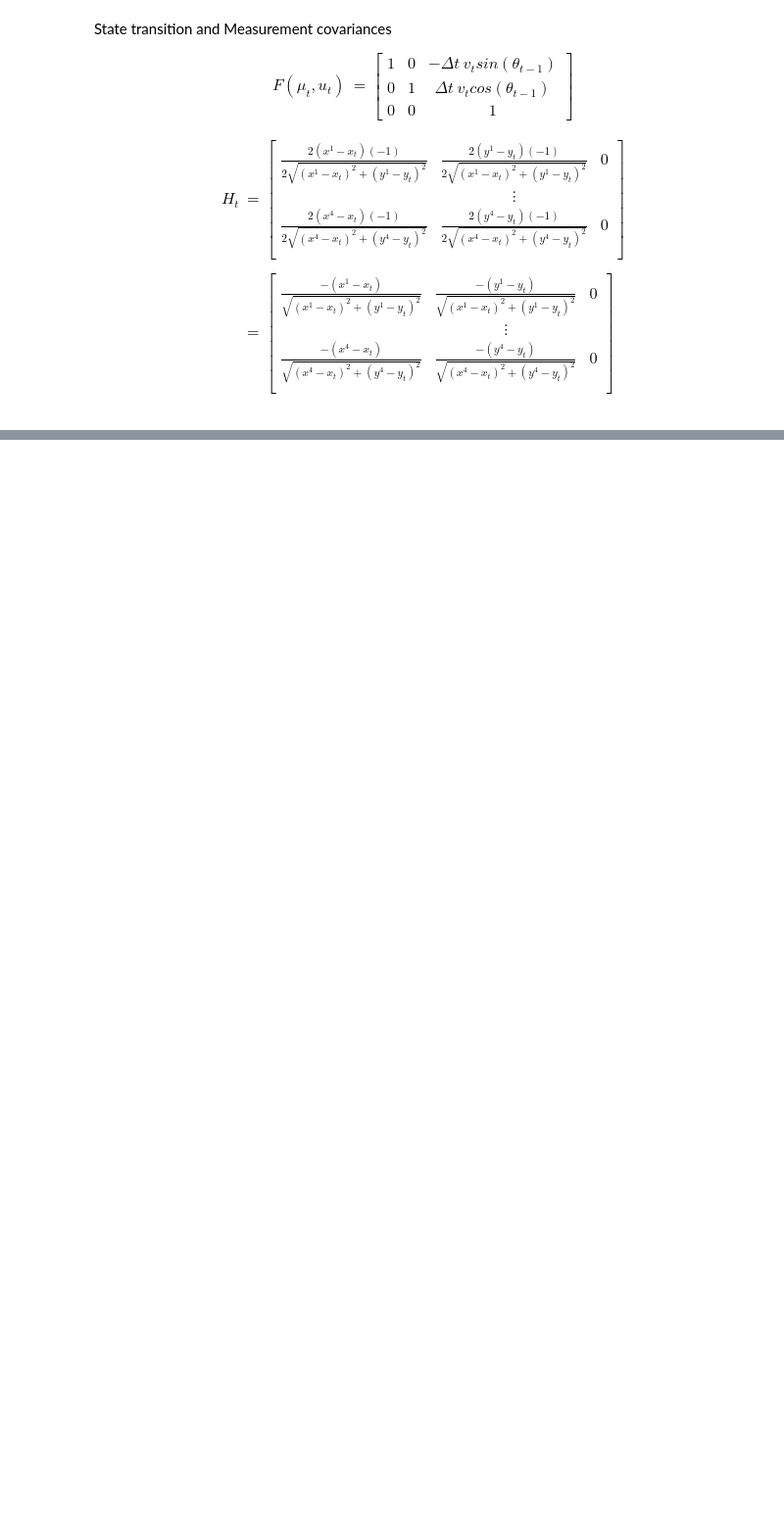
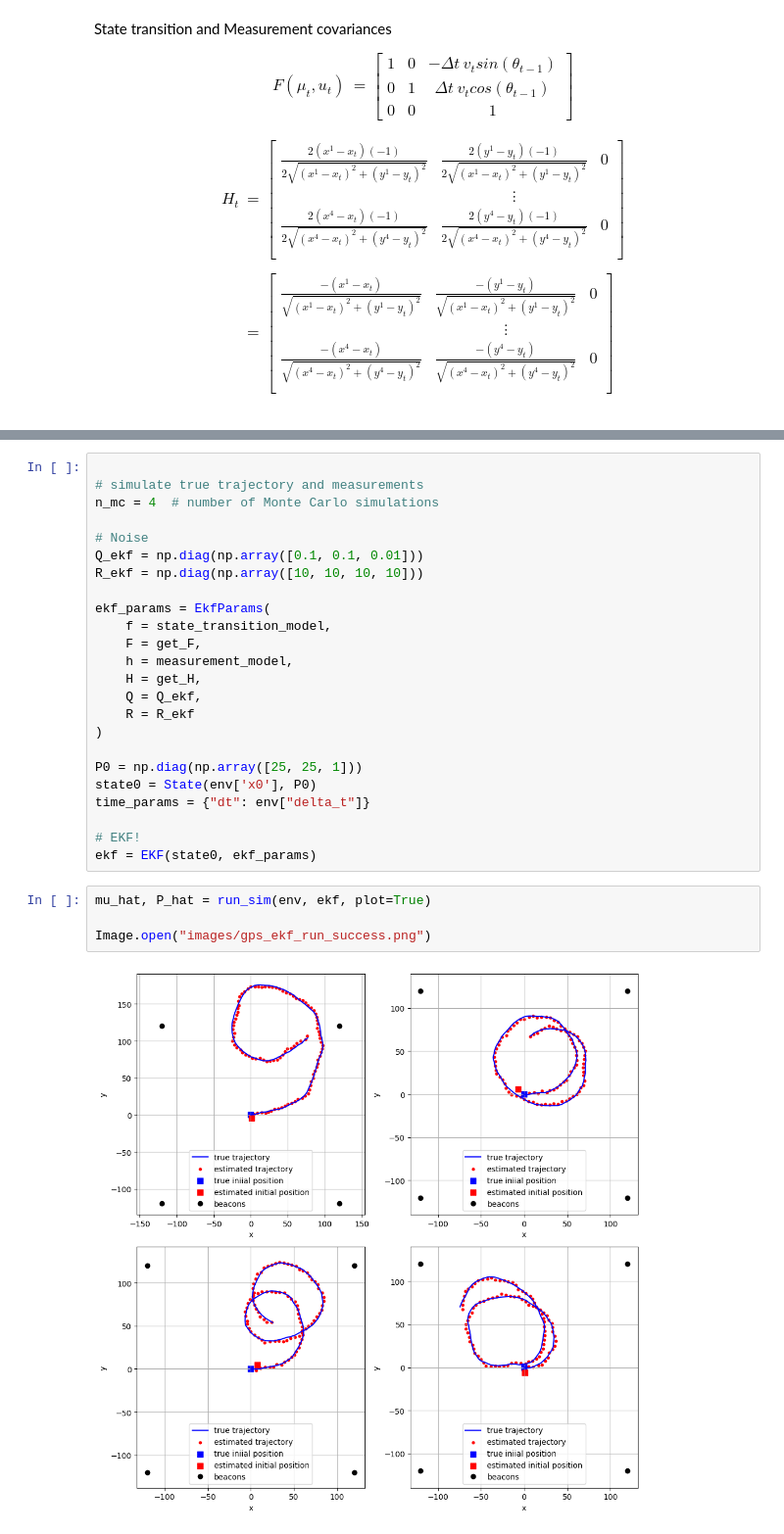
Before and after one commit to Cesium-Lab/gnc-playground, a Jupyter notebook: testing/estimation/estimation_playground.ipynb, the cells around one changed output, grey strips where cells are left out. Shown at 98% size. Saved outputs shown, nothing was run; the diff lists cells and outputs as text; blank space fills up the shorter version.

```diff
--- a/testing/estimation/estimation_playground.ipynb
+++ b/testing/estimation/estimation_playground.ipynb
@@ -414,0 +575,30 @@ plot_measurements(z)
+# %%
+
+# simulate true trajectory and measurements
+n_mc = 4  # number of Monte Carlo simulations
+
+# Noise
+Q_ekf = np.diag(np.array([0.1, 0.1, 0.01]))
+R_ekf = np.diag(np.array([10, 10, 10, 10]))
+
+ekf_params = EkfParams(
+    f = state_transition_model,
+    F = get_F,
+    h = measurement_model,
+    H = get_H,
+    Q = Q_ekf,
+    R = R_ekf
+)
+
+P0 = np.diag(np.array([25, 25, 1]))
+state0 = State(env['x0'], P0)
+time_params = {"dt": env["delta_t"]}
+
+# EKF!
+ekf = EKF(state0, ekf_params)
+# %%
+mu_hat, P_hat = run_sim(env, ekf, plot=True)
+
+Image.open("images/gps_ekf_run_success.png")
+# %% [output]
+[figure, added]
```
Also changed, not shown: parts of 18 cells of this notebook, 3 other files.
